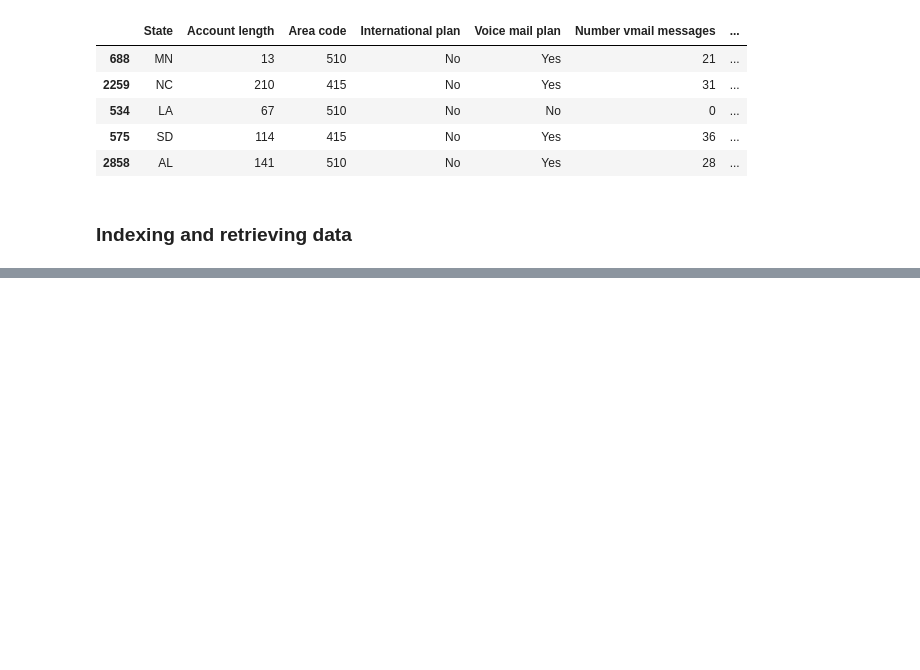
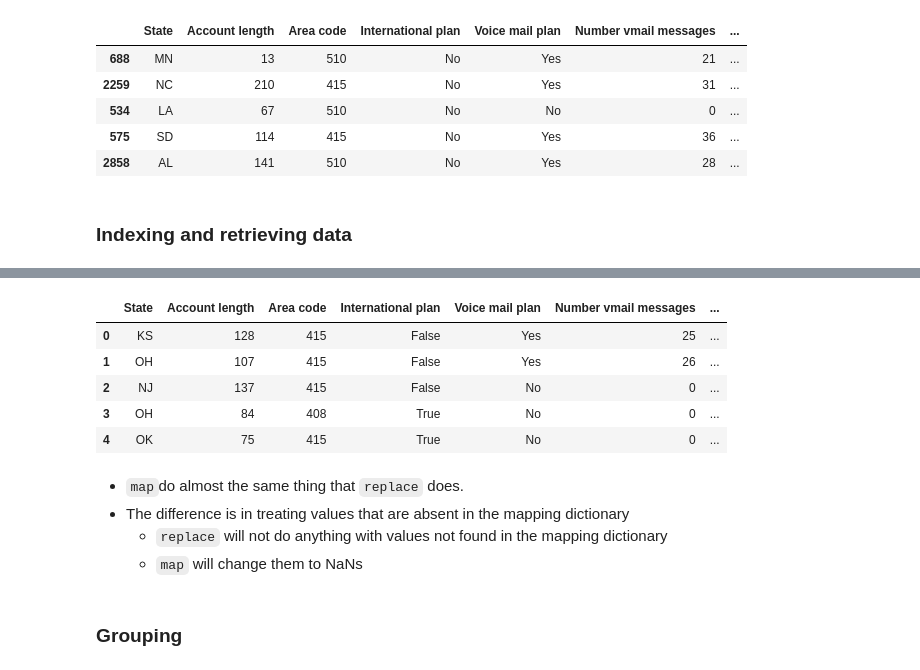
Before and after one commit to Menezess42/MLCourseAI, a Jupyter notebook: Topic_1/exploratory_data_analysis_with_pandas.ipynb, the cells around one changed output, grey strips where cells are left out. Cells and saved outputs as stored; diff of their text form; code cells hidden in the pictures; blank space fills up the shorter version.

```diff
--- a/Topic_1/exploratory_data_analysis_with_pandas.ipynb
+++ b/Topic_1/exploratory_data_analysis_with_pandas.ipynb
@@ -160,0 +291,18 @@ df.sort_values(by=["Churn", "Total day charge"], ascending=[True, False]).head()
+# %%
+d = {"No": False, "Yes": True}
+df["International plan"] = df["International plan"].map(d)
+df.head()
+# %% [output]
+|  | State | Account length | Area code | International plan | Voice mail plan | Number vmail messages | ... |
+| 0 | KS | 128 | 415 | False | Yes | 25 | ... |
+| 1 | OH | 107 | 415 | False | Yes | 26 | ... |
+| 2 | NJ | 137 | 415 | False | No | 0 | ... |
+| 3 | OH | 84 | 408 | True | No | 0 | ... |
+| 4 | OK | 75 | 415 | True | No | 0 | ... |
+# %% [markdown]
+- `map`do almost the same thing that `replace` does.
+- The difference is in treating values that are absent in the mapping dictionary
+    - `replace` will not do anything with values not found in the mapping dictionary
+    - `map` will change them to NaNs
+# %% [markdown]
+### Grouping
```
Also changed, not shown: parts of 22 cells of this notebook.
